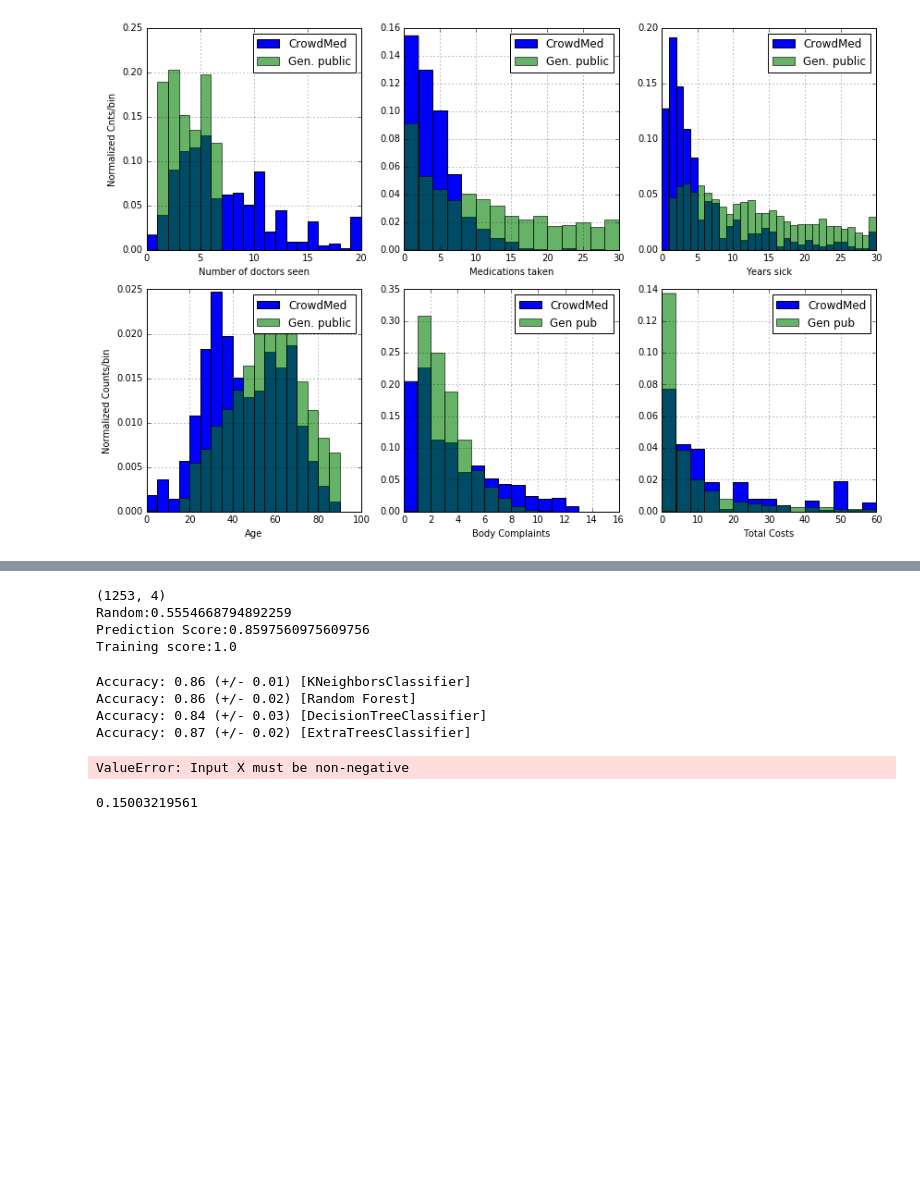
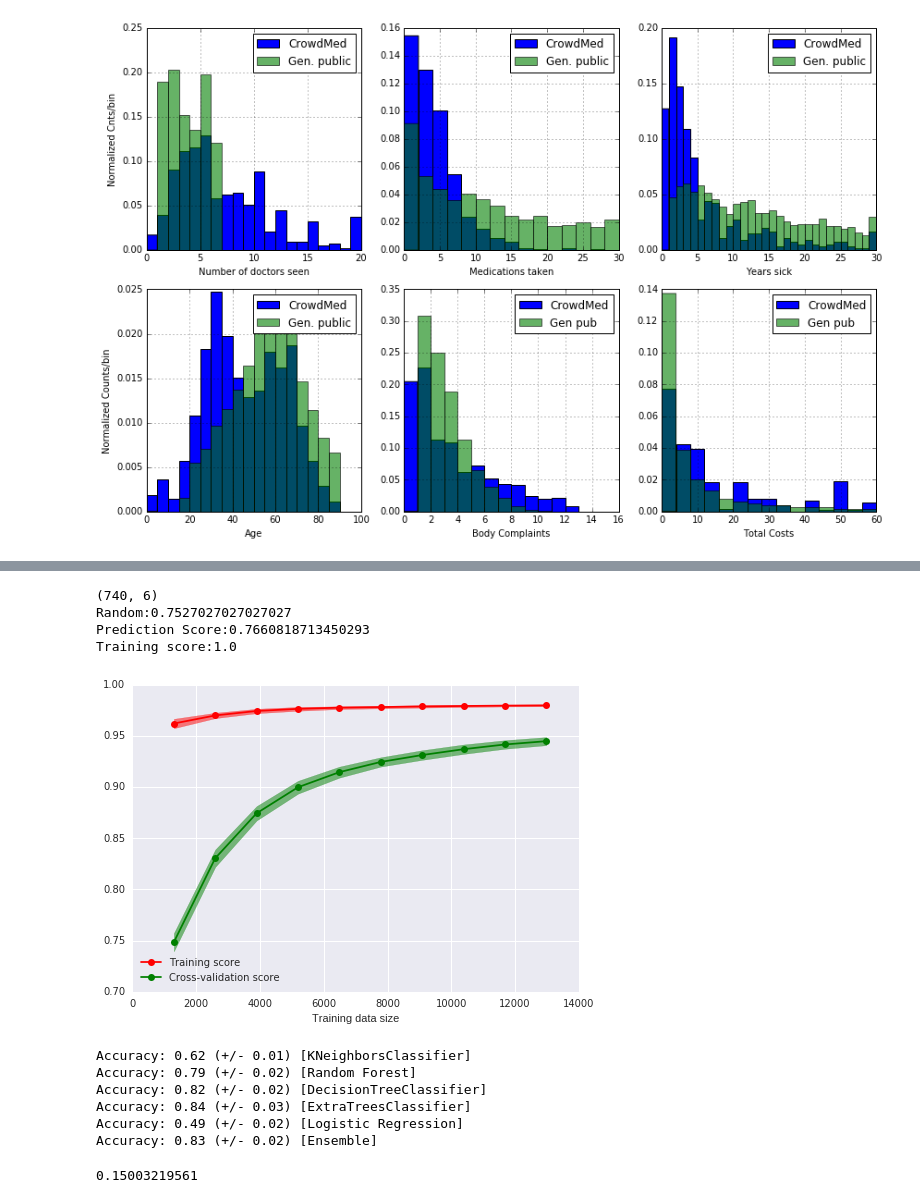
Before and after one commit to mhaytmyr/Insight, a Jupyter notebook: Week4.ipynb, the cells around one changed output, grey strips where cells are left out. Saved outputs shown, nothing was run; the diff lists cells and outputs as text; code cells hidden in the pictures; blank space fills up the shorter version.

```diff
--- a/Week4.ipynb
+++ b/Week4.ipynb
@@ -386,9 +431,10 @@ from imblearn.under_sampling import RandomUnderSampler
 from imblearn.over_sampling import RandomOverSampler
 
 ros = RandomOverSampler()
-rus = RandomUnderSampler(ratio=0.8)
+rus = RandomUnderSampler()
 import seaborn as sns
 sns.set()
-X, y = rus.fit_sample(X_new, y_new)
+#X, y = ros.fit_sample(X_new, y_new)
+X,y = X_new, y_new
 X.shape
 # %% [output]
@@ -494,20 +545,21 @@ robustScaler = preprocessing.RobustScaler()
 normalizer = preprocessing.Normalizer()
 #X = minMaxScaler.fit_transform(X)
 #X = robustScaler.fit_transform(X)
-#X_norm = normalizer.fit_transform(X)
-X_norm = X_pca[:,[1,2,3,4]]
+X_norm = normalizer.fit_transform(X)
+#X_norm = X_pca[:,[1,2,3,4]]
+#X_norm = X_pca
 print(X_norm.shape)
 
 clf1 = KNeighborsClassifier()
 clf2 = RandomForestClassifier()
 clf3 = DecisionTreeClassifier()
 clf4 = ExtraTreesClassifier()
-clf5 = MultinomialNB()
 #clf6 = SGDClassifier()
-clf6 = LogisticRegression()
+clf5 = LogisticRegression()
+clf6 = MultinomialNB()
 
 eclf = VotingClassifier(estimators=[('kNN', clf1), ('rf', clf2), ('dt', clf3),
-                                    ('et',clf4),('nb',clf5),('lr',clf6)], voting='hard')
+                                    ('et',clf4),('lr',clf5)], voting='hard')
 
 import numpy as np
 
@@ -520,11 +572,11 @@ clf3.fit(X_train,y_train)
 y_pred = clf3.predict(X_test)
 
 #call accuracy score
-print("Random:{}".format(sum(y==0)/float(len(y))))
+print("Random:{}".format(sum(y==1)/float(len(y))))
 print("Prediction Score:{}".format(metrics.f1_score(y_test,y_pred)))
 print("Training score:{}".format(metrics.f1_score(y_train,clf3.predict(X_train))))
 # %% [output]
-(1253, 4)
-Random:0.5554668794892259
-Prediction Score:0.8597560975609756
+(740, 6)
+Random:0.7527027027027027
+Prediction Score:0.7660818713450293
 Training score:1.0
@@ -531,15 +594,37 @@ Training score:1.0
+# %%
+from sklearn.learning_curve import learning_curve
+
+cv = cross_validation.ShuffleSplit(X_norm.shape[0], n_iter=100, test_size=0.2, random_state=0)
+estimator = clf2
+
+train_sizes, n_jobs = np.linspace(.1, 1.0, 10), 5
+train_sizes, train_scores, test_scores = learning_curve(estimator, X_norm, y, cv=cv, n_jobs=n_jobs, train_sizes=train_sizes)
+train_scores_mean = np.mean(train_scores, axis=1)
+train_scores_std = np.std(train_scores, axis=1)
+test_scores_mean = np.mean(test_scores, axis=1)
+test_scores_std = np.std(test_scores, axis=1)
+plt.fill_between(train_sizes, train_scores_mean - train_scores_std,train_scores_mean + train_scores_std, alpha=0.5,color="r")
+plt.fill_between(train_sizes, test_scores_mean - test_scores_std,test_scores_mean + test_scores_std, alpha=0.5, color="g")
+plt.plot(train_sizes, train_scores_mean, 'o-', color="r",label="Training score")
+plt.plot(train_sizes, test_scores_mean, 'o-', color="g",label="Cross-validation score")
+plt.xlabel('Training data size')
+plt.legend(loc="best")
+plt.show()
+# %% [output]
+[figure, added]
 # %%
-for clf, label in zip([clf1, clf2, clf3, clf4, clf5, clf6, eclf],
-        ['KNeighborsClassifier','Random Forest','DecisionTreeClassifier','ExtraTreesClassifier',
-         'Multinomial Bayes', 'Logistic Regression', 'Ensemble']):
+for clf, label in zip([clf1, clf2, clf3, clf4, clf5, eclf],
+        ['KNeighborsClassifier','Random Forest','DecisionTreeClassifier','ExtraTreesClassifier','Logistic Regression',
+         'Ensemble']):
     scores = cross_validation.cross_val_score(clf, X_norm, y, cv=3, scoring='accuracy')
     print("Accuracy: %0.2f (+/- %0.2f) [%s]" % (scores.mean(), scores.std(), label))
 # %% [output]
-Accuracy: 0.86 (+/- 0.01) [KNeighborsClassifier]
-Accuracy: 0.86 (+/- 0.02) [Random Forest]
-Accuracy: 0.84 (+/- 0.03) [DecisionTreeClassifier]
-Accuracy: 0.87 (+/- 0.02) [ExtraTreesClassifier]
+Accuracy: 0.62 (+/- 0.01) [KNeighborsClassifier]
+Accuracy: 0.79 (+/- 0.02) [Random Forest]
+Accuracy: 0.82 (+/- 0.02) [DecisionTreeClassifier]
+Accuracy: 0.84 (+/- 0.03) [ExtraTreesClassifier]
+Accuracy: 0.49 (+/- 0.02) [Logistic Regression]
+Accuracy: 0.83 (+/- 0.02) [Ensemble]
-ValueError: Input X must be non-negative
 # %%
 #save model in pickle
 import pickle
```
Also changed, not shown: parts of 13 cells of this notebook.
